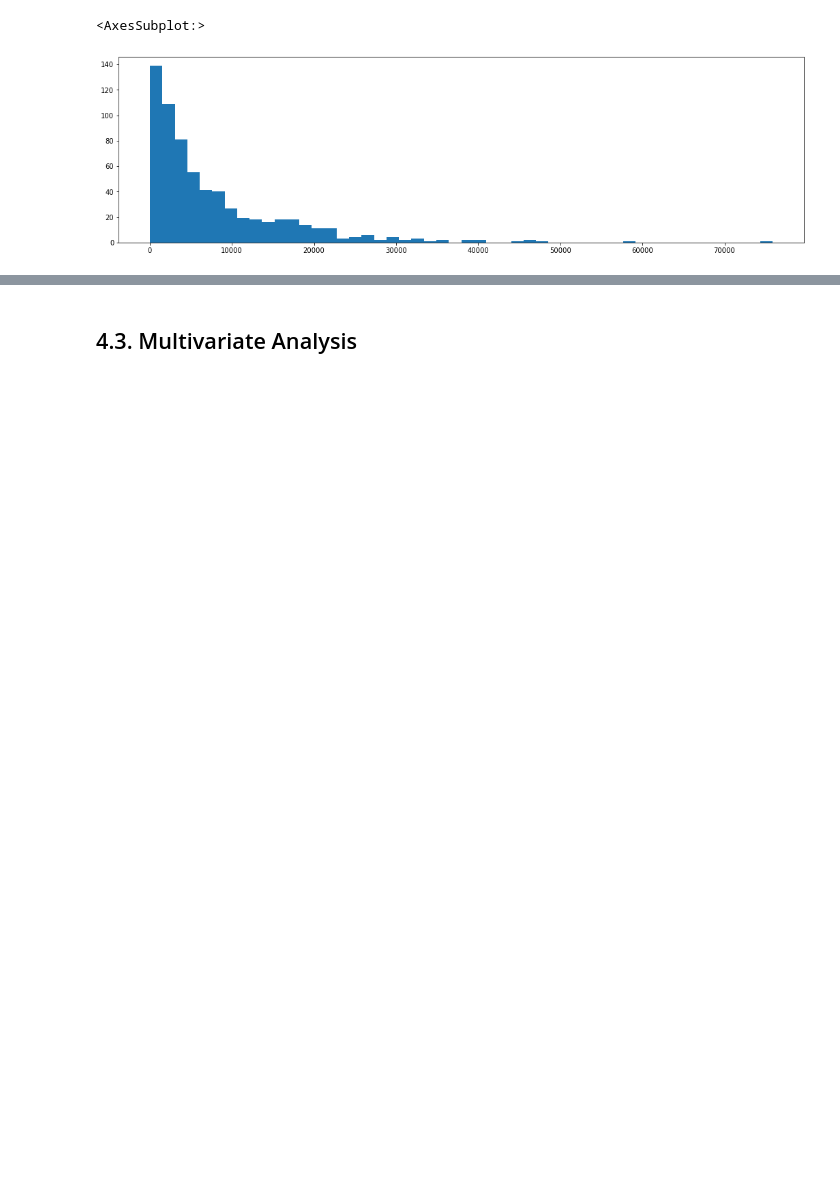
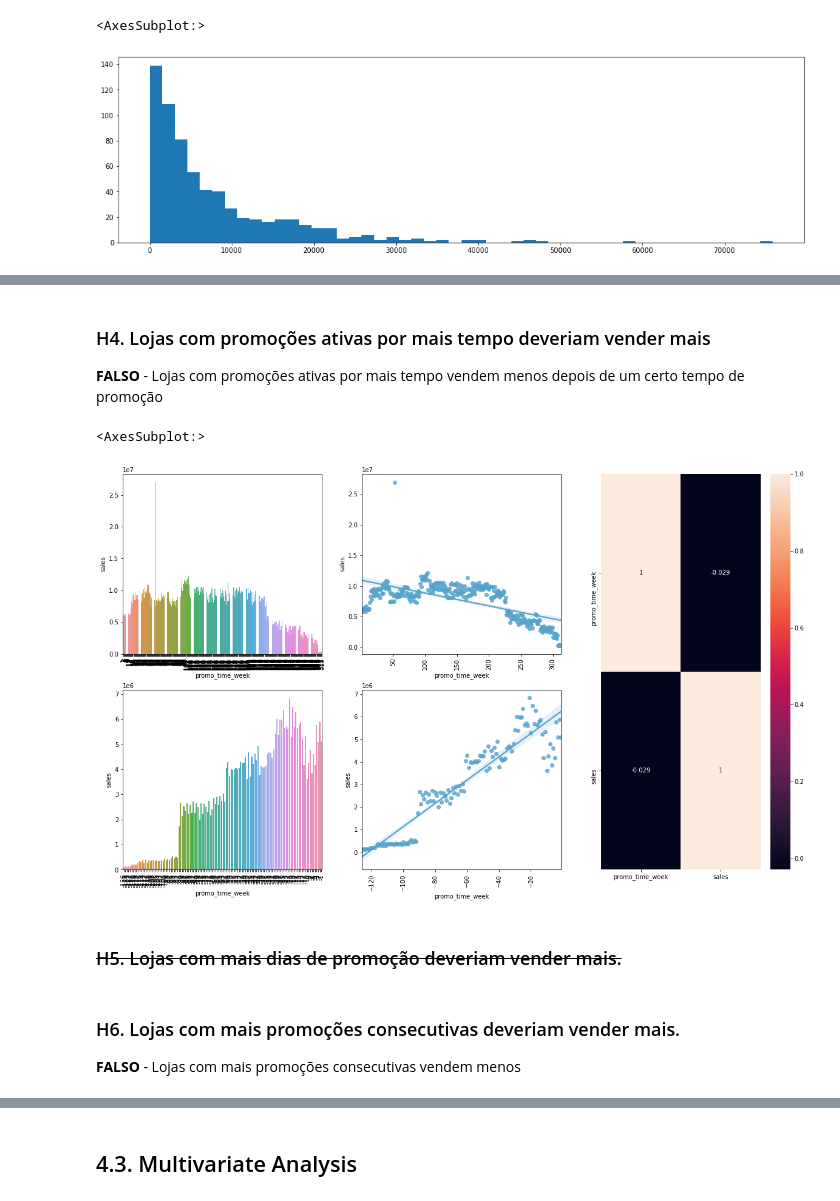
Before and after one commit to alissonlisboa/rossmann_store_sales, a Jupyter notebook: m04_v01_rossmann_sales_prediction.ipynb, the cells around one changed output, grey strips where cells are left out. Drawn from its saved outputs; the diff is of its cells as text; code cells hidden in the pictures; blank space fills up the shorter version.

```diff
--- a/m04_v01_rossmann_sales_prediction.ipynb
+++ b/m04_v01_rossmann_sales_prediction.ipynb
@@ -586,0 +590,42 @@ sns.heatmap(aux1.corr(method='pearson'), annot=True)
+# %% [markdown]
+### H4. Lojas com promoções ativas por mais tempo deveriam vender mais
+**FALSO** - Lojas com promoções ativas por mais tempo vendem menos depois de um certo tempo de promoção
+# %%
+aux1 = df4[['promo_time_week', 'sales']].groupby('promo_time_week').sum().reset_index()
+# sns.barplot(data=aux1, x='promo_time_week', y='sales')
+
+aux2 = aux1[aux1['promo_time_week'] > 0] # promo extended
+aux3 = aux1[aux1['promo_time_week'] < 0] # promo regular
+
+plt.figure(figsize=(20,12))
+
+grid = plt.GridSpec(2, 3)
+
+plt.subplot(grid[0, 0])
+sns.barplot(data=aux2, x='promo_time_week', y='sales')
+# plt.bar(x=aux2['promo_time_week'], height=aux2['sales'])
+plt.xticks(rotation=90);
+
+plt.subplot(grid[0, 1])
+sns.regplot(data=aux2, x='promo_time_week', y='sales')
+plt.xticks(rotation=90);
+
+plt.subplot(grid[1, 0])
+sns.barplot(data=aux3, x='promo_time_week', y='sales')
+# plt.bar(x=aux3['promo_time_week'], height=aux3['sales'])
+plt.xticks(rotation=90);
+
+plt.subplot(grid[1, 1])
+sns.regplot(data=aux3, x='promo_time_week', y='sales')
+plt.xticks(rotation=90);
+
+plt.subplot(grid[:, 2])
+sns.heatmap(aux1.corr(method='pearson'), annot=True)
+# %% [output]
+<AxesSubplot:>
+[figure, added]
+# %% [markdown]
+### <s>H5. Lojas com mais dias de promoção deveriam vender mais.</s>
+# %% [markdown]
+### H6. Lojas com mais promoções consecutivas deveriam vender mais.
+**FALSO** - Lojas com mais promoções consecutivas vendem menos
```
Also changed, not shown: parts of 13 cells of this notebook.
